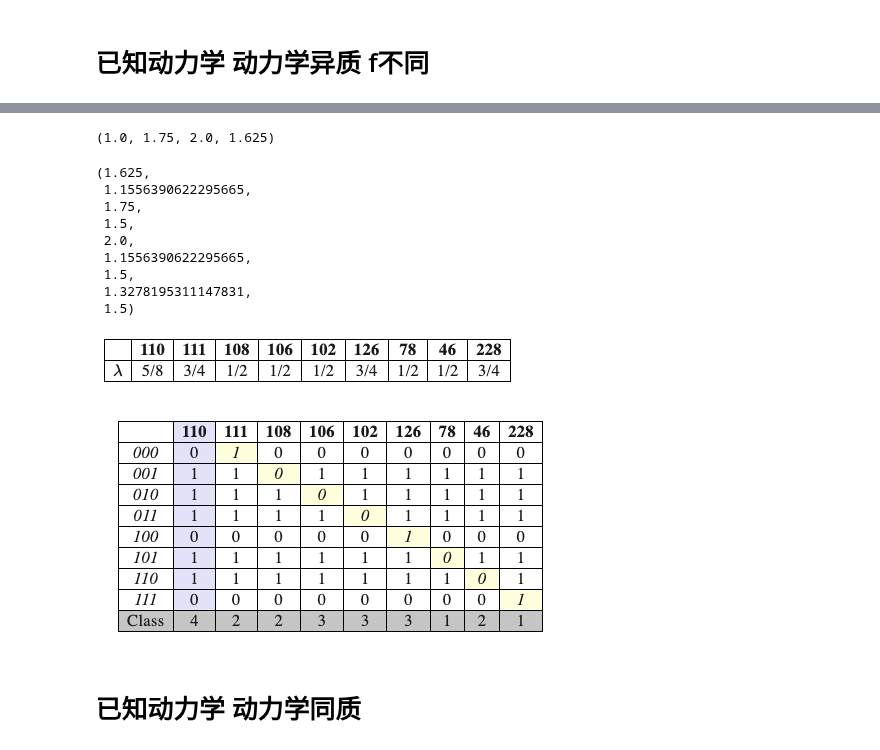
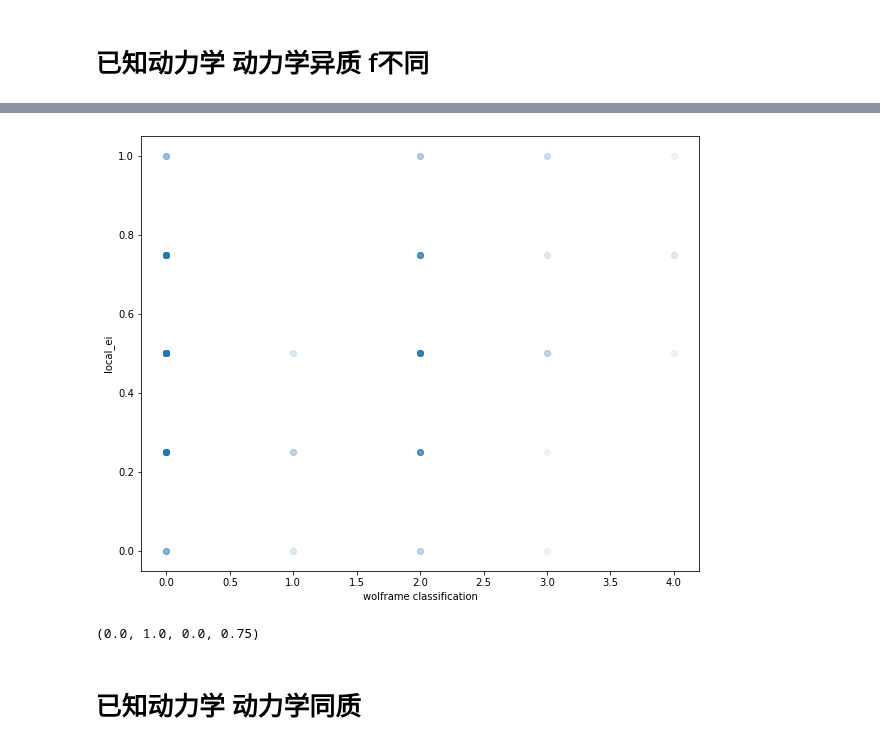
Before and after one commit to Lyn1216/Local-EI-project, a Jupyter notebook: exp/cellular automaton/local_ca.ipynb, the cells around one changed output, grey strips where cells are left out. Cells and saved outputs as stored; diff of their text form; code cells hidden in the pictures.

```diff
--- a/exp/cellular automaton/local_ca.ipynb
+++ b/exp/cellular automaton/local_ca.ipynb
@@ -24,11 +26,13 @@ showmatrix,ei_matrix = cellular_automaton_homo(rule=110, generations=120, p0_lis
 # %%
 from ca_generate import generate_markov
 cell_ei_list=[]
-middle_size = 2
+middle_size = 1
 for rule in range(256):
     markov_m = generate_markov(p0=0, rule=rule, middle_size=middle_size)
     ei = homo_ca_ei(markov_m,middle_size)
     print('rule = '+str(rule)+' ei ='+str(ei))
     cell_ei_list.append(ei)
+
+cell_ei_list
 # %% [output]
 rule = 0 ei =0.0
@@ -55,0 +78,33 @@ plt.scatter(range(256),cell_ei_list,alpha=0.5)
+# %%
+#woframe
+ca_classification = {
+    'Class I': [8, 0, 32, 40, 128, 136, 160, 168],
+    'Class II': [
+        1, 2, 3, 4, 5, 6, 7, 9, 10, 11, 12, 13, 14, 15,
+        19, 23, 24, 25, 26, 27, 28, 29, 33, 34, 35, 36,
+        37, 38, 42, 43, 44, 46, 50, 51, 56, 57, 58, 62,
+        72, 73, 74, 76, 77, 78, 94, 104, 108, 130, 132,
+        134, 138, 140, 142, 152, 154, 156, 162, 164, 170,
+        172, 178, 184, 200, 204, 232
+    ],
+    'Class III': [
+        18, 22, 30, 45, 60, 90, 105, 122, 126, 146, 150
+    ],
+    'Class IV': [41, 54, 106, 110]
+}
+
+class_name_to_num = {
+    'Class I': 1,
+    'Class II': 2,
+    'Class III': 3,
+    'Class IV': 4
+}
+
+class_of_rules = np.zeros(256)
+
+for number in range(256):
+    for class_name, numbers in ca_classification.items():
+            if number in numbers:
+                class_of_rules[number] = class_name_to_num[class_name]
+
+class_of_rules
@@ -56,22 +128,16 @@ plt.scatter(range(256),cell_ei_list,alpha=0.5)
+# %%
+plt.figure(figsize=(10,8))
+plt.scatter(class_of_rules, np.array(cell_ei_list), alpha=0.08)
+#plt.scatter(range(256), , label = 'class', alpha=0.25)
+#plt.legend()
+plt.xlabel('wolframe classification')
+plt.ylabel('local_ei')
+plt.show()
+# %% [output]
+[figure, added]
 # %%
 cell_ei_list[250],cell_ei_list[108],cell_ei_list[90],cell_ei_list[110]
 # %% [output]
-(1.0, 1.75, 2.0, 1.625)
+(0.0, 1.0, 0.0, 0.75)
-# %%
-cell_ei_list[110],cell_ei_list[111],cell_ei_list[108],cell_ei_list[106], cell_ei_list[102], cell_ei_list[126], cell_ei_list[78], cell_ei_list[46], cell_ei_list[228]
-# %% [output]
-(1.625,
- 1.1556390622295665,
- 1.75,
- 1.5,
- 2.0,
- 1.1556390622295665,
- 1.5,
- 1.3278195311147831,
- 1.5)
-# %% [markdown]
-![image.png](attachment:f2fae11f-64c5-4896-a493-dd17498bf163.png)
-# %% [markdown]
-![image.png](attachment:53240b53-ddd7-4541-af9f-c43f3a806328.png)
 # %% [markdown]
 # 已知动力学 动力学同质
```
Also changed, not shown: parts of 11 cells of this notebook, 1 other file.
